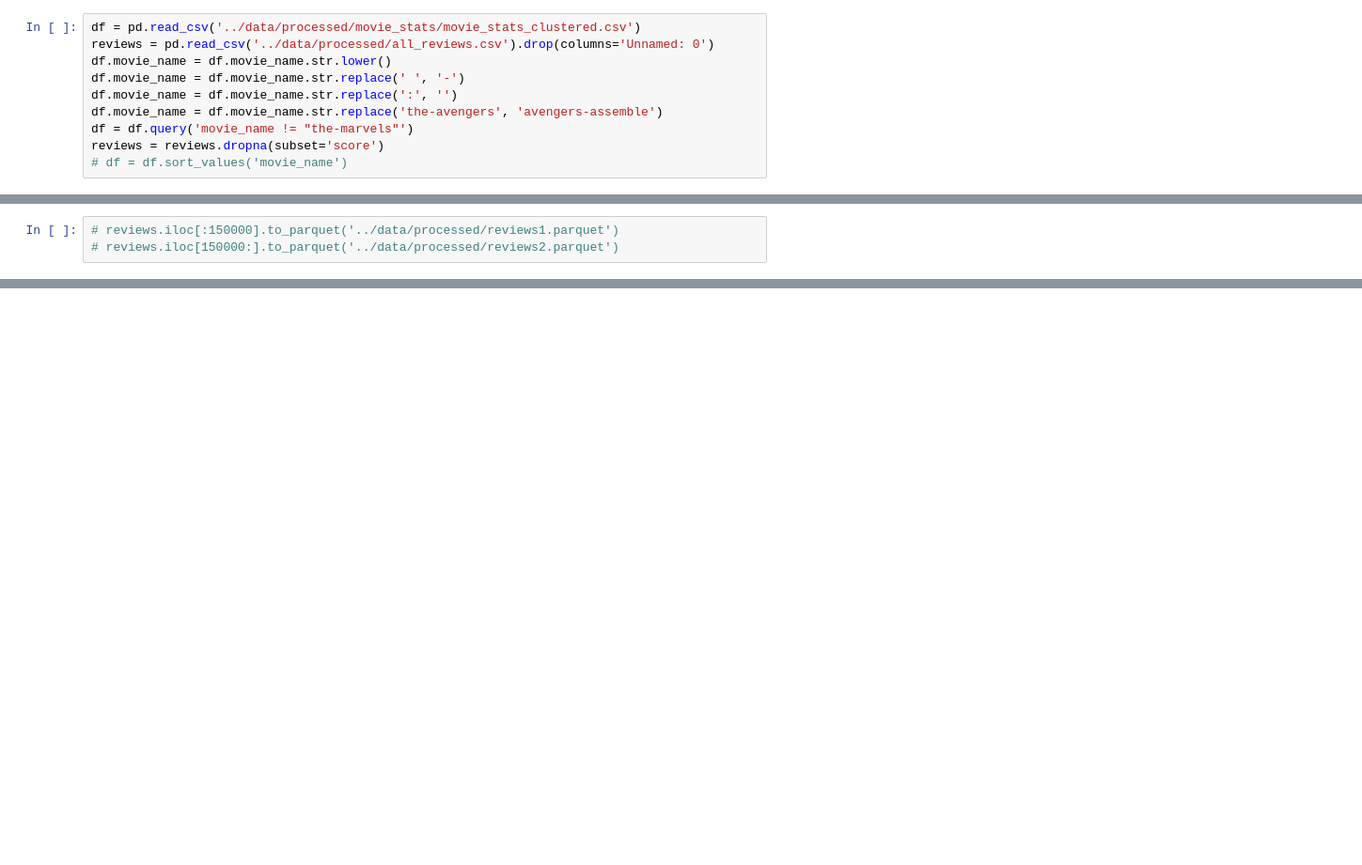
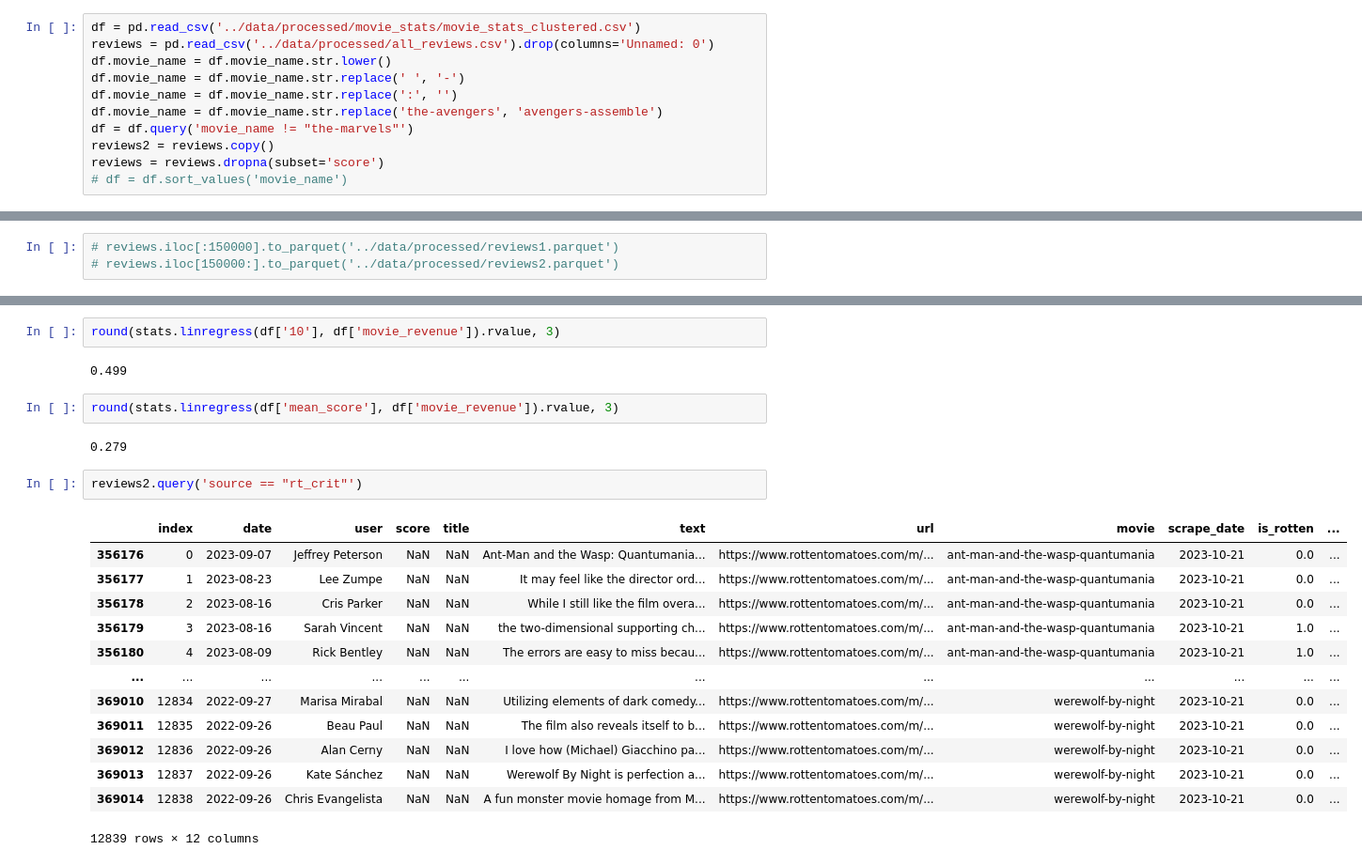
Before and after one commit to rizz-kings/data-in-the-wild, a Jupyter notebook: notebooks/PCA.ipynb, the cells around one changed output, grey strips where cells are left out. Shown at 94% size. Saved outputs shown, nothing was run; the diff lists cells and outputs as text; blank space fills up the shorter version.

```diff
--- a/notebooks/PCA.ipynb
+++ b/notebooks/PCA.ipynb
@@ -13,6 +15,7 @@ df.movie_name = df.movie_name.str.replace(' ', '-')
 df.movie_name = df.movie_name.str.replace(':', '')
 df.movie_name = df.movie_name.str.replace('the-avengers', 'avengers-assemble')
 df = df.query('movie_name != "the-marvels"')
+reviews2 = reviews.copy()
 reviews = reviews.dropna(subset='score')
 # df = df.sort_values('movie_name')
 # %%
@@ -97,0 +125,24 @@ sns.lineplot(x = range(1, 16), y = var_list[-1])
+# %%
+round(stats.linregress(df['10'], df['movie_revenue']).rvalue, 3)
+# %% [output]
+0.499
+# %%
+round(stats.linregress(df['mean_score'], df['movie_revenue']).rvalue, 3)
+# %% [output]
+0.279
+# %%
+reviews2.query('source == "rt_crit"')
+# %% [output]
+|  | index | date | user | score | title | text | url | movie | scrape_date | is_rotten | ... |
+| 356176 | 0 | 2023-09-07 | Jeffrey Peterson | NaN | NaN | Ant-Man and the Wasp: Quantumania... | https://www.rottentomatoes.com/m/... | ant-man-and-the-wasp-quantumania | 2023-10-21 | 0.0 | ... |
+| 356177 | 1 | 2023-08-23 | Lee Zumpe | NaN | NaN | It may feel like the director ord... | https://www.rottentomatoes.com/m/... | ant-man-and-the-wasp-quantumania | 2023-10-21 | 0.0 | ... |
+| 356178 | 2 | 2023-08-16 | Cris Parker | NaN | NaN | While I still like the film overa... | https://www.rottentomatoes.com/m/... | ant-man-and-the-wasp-quantumania | 2023-10-21 | 0.0 | ... |
+| 356179 | 3 | 2023-08-16 | Sarah Vincent | NaN | NaN | the two-dimensional supporting ch... | https://www.rottentomatoes.com/m/... | ant-man-and-the-wasp-quantumania | 2023-10-21 | 1.0 | ... |
+| 356180 | 4 | 2023-08-09 | Rick Bentley | NaN | NaN | The errors are easy to miss becau... | https://www.rottentomatoes.com/m/... | ant-man-and-the-wasp-quantumania | 2023-10-21 | 1.0 | ... |
+| ... | ... | ... | ... | ... | ... | ... | ... | ... | ... | ... | ... |
+| 369010 | 12834 | 2022-09-27 | Marisa Mirabal | NaN | NaN | Utilizing elements of dark comedy... | https://www.rottentomatoes.com/m/... | werewolf-by-night | 2023-10-21 | 0.0 | ... |
+| 369011 | 12835 | 2022-09-26 | Beau Paul | NaN | NaN | The film also reveals itself to b... | https://www.rottentomatoes.com/m/... | werewolf-by-night | 2023-10-21 | 0.0 | ... |
+| 369012 | 12836 | 2022-09-26 | Alan Cerny | NaN | NaN | I love how (Michael) Giacchino pa... | https://www.rottentomatoes.com/m/... | werewolf-by-night | 2023-10-21 | 0.0 | ... |
+| 369013 | 12837 | 2022-09-26 | Kate Sánchez | NaN | NaN | Werewolf By Night is perfection a... | https://www.rottentomatoes.com/m/... | werewolf-by-night | 2023-10-21 | 0.0 | ... |
+| 369014 | 12838 | 2022-09-26 | Chris Evangelista | NaN | NaN | A fun monster movie homage from M... | https://www.rottentomatoes.com/m/... | werewolf-by-night | 2023-10-21 | 0.0 | ... |
+12839 rows × 12 columns
```
Also changed, not shown: parts of 13 cells of this notebook, 1 other file.
